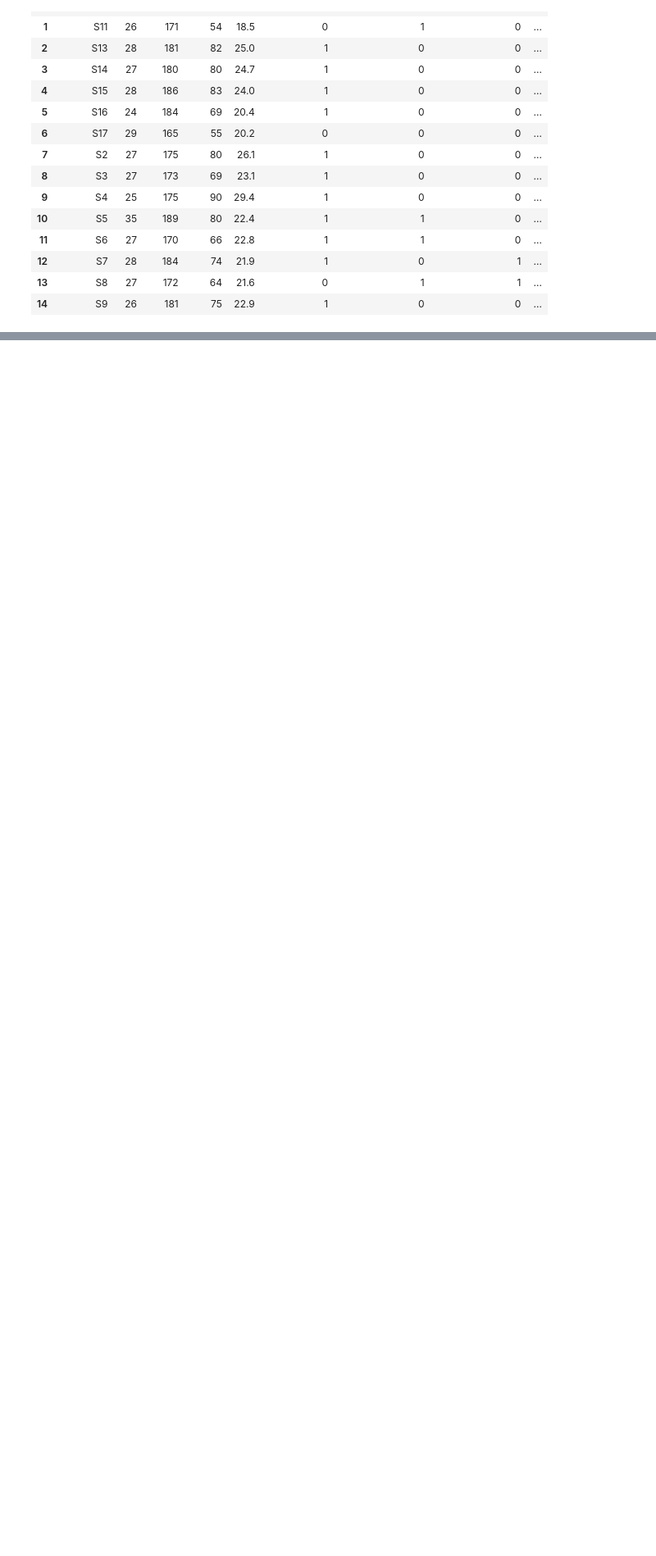
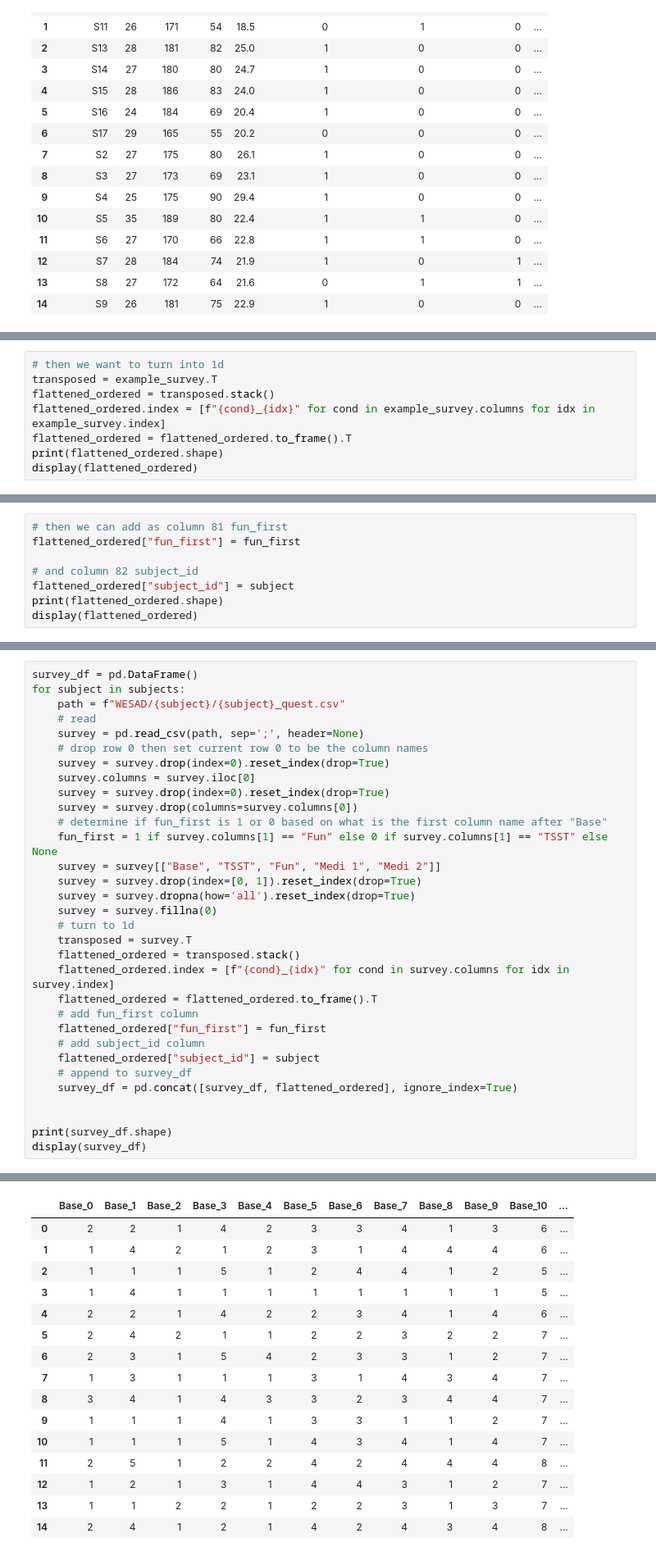
Before and after one commit to LouieDaans232345/healthcare-project, a Jupyter notebook: metadata.ipynb, the cells around one changed output, grey strips where cells are left out. Shown at 82% size. Saved outputs shown, nothing was run; the diff lists cells and outputs as text; blank space fills up the shorter version.

```diff
--- a/metadata.ipynb
+++ b/metadata.ipynb
@@ -137,0 +233,8 @@ One-hot encoded metadata (Numeric):
+# %%
+# then we want to turn into 1d
+transposed = example_survey.T
+flattened_ordered = transposed.stack()
+flattened_ordered.index = [f"{cond}_{idx}" for cond in example_survey.columns for idx in example_survey.index]
+flattened_ordered = flattened_ordered.to_frame().T
+print(flattened_ordered.shape)
+display(flattened_ordered)
@@ -137,0 +245,8 @@ One-hot encoded metadata (Numeric):
+# %%
+# then we can add as column 81 fun_first
+flattened_ordered["fun_first"] = fun_first
+
+# and column 82 subject_id
+flattened_ordered["subject_id"] = subject
+print(flattened_ordered.shape)
+display(flattened_ordered)
@@ -137,0 +257,33 @@ One-hot encoded metadata (Numeric):
+# %%
+survey_df = pd.DataFrame()
+for subject in subjects:
+    path = f"WESAD/{subject}/{subject}_quest.csv"
+    # read
+    survey = pd.read_csv(path, sep=';', header=None)
+    # drop row 0 then set current row 0 to be the column names
+    survey = survey.drop(index=0).reset_index(drop=True)
+    survey.columns = survey.iloc[0]
+    survey = survey.drop(index=0).reset_index(drop=True)
+    survey = survey.drop(columns=survey.columns[0])
+    # determine if fun_first is 1 or 0 based on what is the first column name after "Base"
+    fun_first = 1 if survey.columns[1] == "Fun" else 0 if survey.columns[1] == "TSST" else None
+    survey = survey[["Base", "TSST", "Fun", "Medi 1", "Medi 2"]]
+    survey = survey.drop(index=[0, 1]).reset_index(drop=True)
+    survey = survey.dropna(how='all').reset_index(drop=True)
+    survey = survey.fillna(0)
+    # turn to 1d
+    transposed = survey.T
+    flattened_ordered = transposed.stack()
+    flattened_ordered.index = [f"{cond}_{idx}" for cond in survey.columns for idx in survey.index]
+    flattened_ordered = flattened_ordered.to_frame().T
+    # add fun_first column
+    flattened_ordered["fun_first"] = fun_first
+    # add subject_id column
+    flattened_ordered["subject_id"] = subject
+    # append to survey_df
+    survey_df = pd.concat([survey_df, flattened_ordered], ignore_index=True)
+
+
+print(survey_df.shape)
+display(survey_df)
+# %% [output]
@@ -137,0 +291,16 @@ One-hot encoded metadata (Numeric):
+|  | Base_0 | Base_1 | Base_2 | Base_3 | Base_4 | Base_5 | Base_6 | Base_7 | Base_8 | Base_9 | Base_10 | ... |
+| 0 | 2 | 2 | 1 | 4 | 2 | 3 | 3 | 4 | 1 | 3 | 6 | ... |
+| 1 | 1 | 4 | 2 | 1 | 2 | 3 | 1 | 4 | 4 | 4 | 6 | ... |
+| 2 | 1 | 1 | 1 | 5 | 1 | 2 | 4 | 4 | 1 | 2 | 5 | ... |
+| 3 | 1 | 4 | 1 | 1 | 1 | 1 | 1 | 1 | 1 | 1 | 5 | ... |
+| 4 | 2 | 2 | 1 | 4 | 2 | 2 | 3 | 4 | 1 | 4 | 6 | ... |
+| 5 | 2 | 4 | 2 | 1 | 1 | 2 | 2 | 3 | 2 | 2 | 7 | ... |
+| 6 | 2 | 3 | 1 | 5 | 4 | 2 | 3 | 3 | 1 | 2 | 7 | ... |
+| 7 | 1 | 3 | 1 | 1 | 1 | 3 | 1 | 4 | 3 | 4 | 7 | ... |
+| 8 | 3 | 4 | 1 | 4 | 3 | 3 | 2 | 3 | 4 | 4 | 7 | ... |
+| 9 | 1 | 1 | 1 | 4 | 1 | 3 | 3 | 1 | 1 | 2 | 7 | ... |
+| 10 | 1 | 1 | 1 | 5 | 1 | 4 | 3 | 4 | 1 | 4 | 7 | ... |
+| 11 | 2 | 5 | 1 | 2 | 2 | 4 | 2 | 4 | 4 | 4 | 8 | ... |
+| 12 | 1 | 2 | 1 | 3 | 1 | 4 | 4 | 3 | 1 | 2 | 7 | ... |
+| 13 | 1 | 1 | 2 | 2 | 1 | 2 | 2 | 3 | 1 | 3 | 7 | ... |
+| 14 | 2 | 4 | 1 | 2 | 1 | 4 | 2 | 4 | 3 | 4 | 8 | ... |
```
Also changed, not shown: parts of 18 cells of this notebook.
